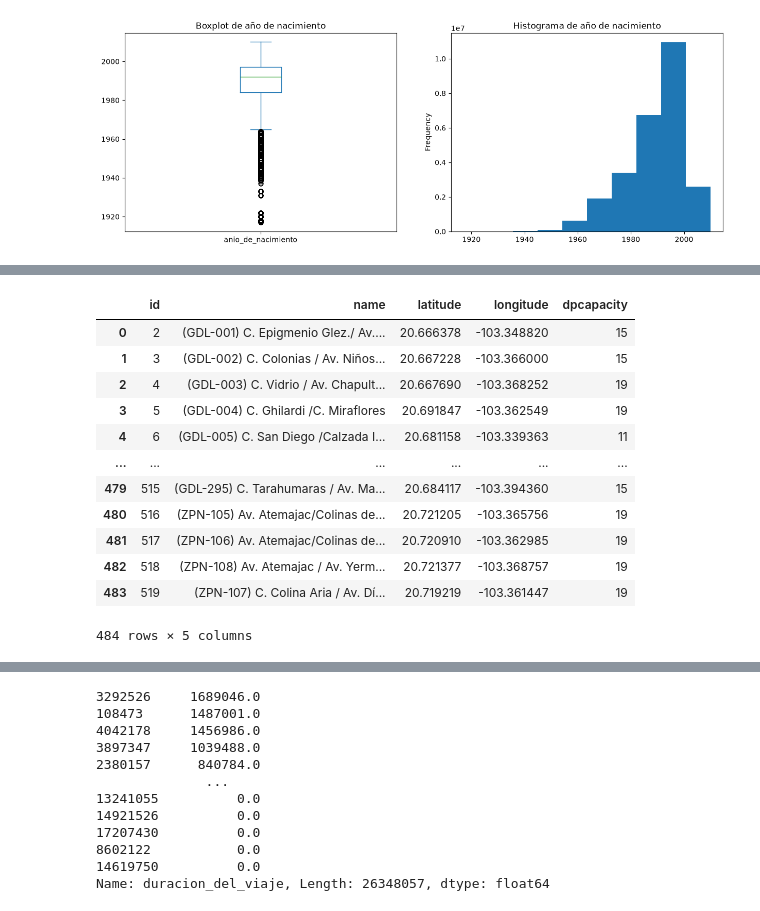
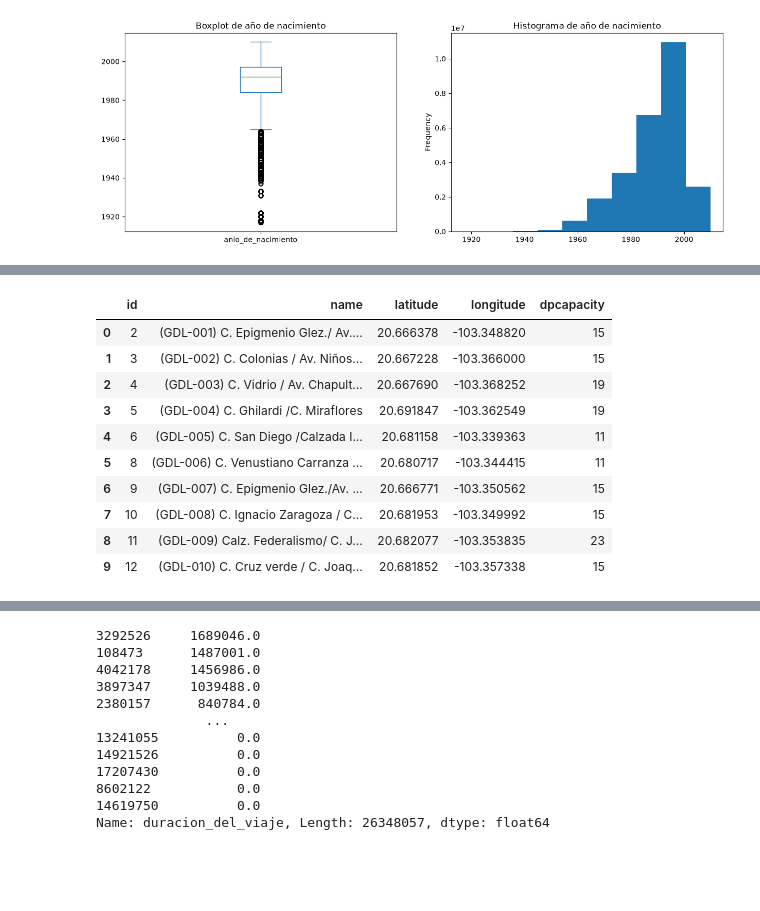
Before and after one commit to sanchezdavilaluisarturo/MLOps-ProyectoMiBici-Equipo7, a Jupyter notebook: notebooks/0.01-fat-exploracion-inicial.ipynb, the cells around one changed output, grey strips where cells are left out. Saved outputs shown, nothing was run; the diff lists cells and outputs as text; code cells hidden in the pictures; blank space fills up the shorter version.

```diff
--- a/notebooks/0.01-fat-exploracion-inicial.ipynb
+++ b/notebooks/0.01-fat-exploracion-inicial.ipynb
@@ -226,21 +203,19 @@ df
 # %%
 nom_df = pd.read_csv("../data/external/nomenclatura_estaciones.csv")
 # %%
-nom_df
+nom_df.head(10)
 # %% [output]
 |  | id | name | latitude | longitude | dpcapacity |
 | 0 | 2 | (GDL-001) C. Epigmenio Glez./ Av.... | 20.666378 | -103.348820 | 15 |
 | 1 | 3 | (GDL-002) C. Colonias / Av. Niños... | 20.667228 | -103.366000 | 15 |
 | 2 | 4 | (GDL-003) C. Vidrio / Av. Chapult... | 20.667690 | -103.368252 | 19 |
 | 3 | 5 | (GDL-004) C. Ghilardi /C. Miraflores | 20.691847 | -103.362549 | 19 |
 | 4 | 6 | (GDL-005) C. San Diego /Calzada I... | 20.681158 | -103.339363 | 11 |
-| ... | ... | ... | ... | ... | ... |
-| 479 | 515 | (GDL-295) C. Tarahumaras / Av. Ma... | 20.684117 | -103.394360 | 15 |
-| 480 | 516 | (ZPN-105) Av. Atemajac/Colinas de... | 20.721205 | -103.365756 | 19 |
-| 481 | 517 | (ZPN-106) Av. Atemajac/Colinas de... | 20.720910 | -103.362985 | 19 |
-| 482 | 518 | (ZPN-108) Av. Atemajac / Av. Yerm... | 20.721377 | -103.368757 | 19 |
-| 483 | 519 | (ZPN-107) C. Colina Aria / Av. Dí... | 20.719219 | -103.361447 | 19 |
+| 5 | 8 | (GDL-006) C. Venustiano Carranza ... | 20.680717 | -103.344415 | 11 |
+| 6 | 9 | (GDL-007) C. Epigmenio Glez./Av. ... | 20.666771 | -103.350562 | 15 |
+| 7 | 10 | (GDL-008) C. Ignacio Zaragoza / C... | 20.681953 | -103.349992 | 15 |
+| 8 | 11 | (GDL-009) Calz. Federalismo/ C. J... | 20.682077 | -103.353835 | 23 |
+| 9 | 12 | (GDL-010) C. Cruz verde / C. Joaq... | 20.681852 | -103.357338 | 15 |
-484 rows × 5 columns
 # %%
 # Si un id no está en el archivo de la nomenclatura, no es posible analizarlo para el problema P2. Los records con estos ids se eliminan
 def descartar_records_con_id_inexistente_en_nomenclatura(datos_df, nomenclatura_df, col_origen, col_destino, col_id_nomenclatura):
```
Also changed, not shown: parts of 27 cells of this notebook.
